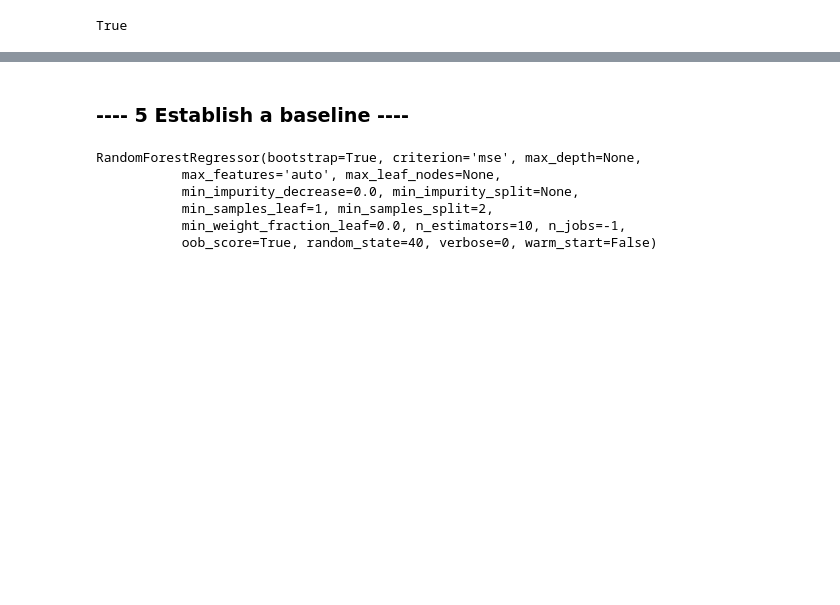
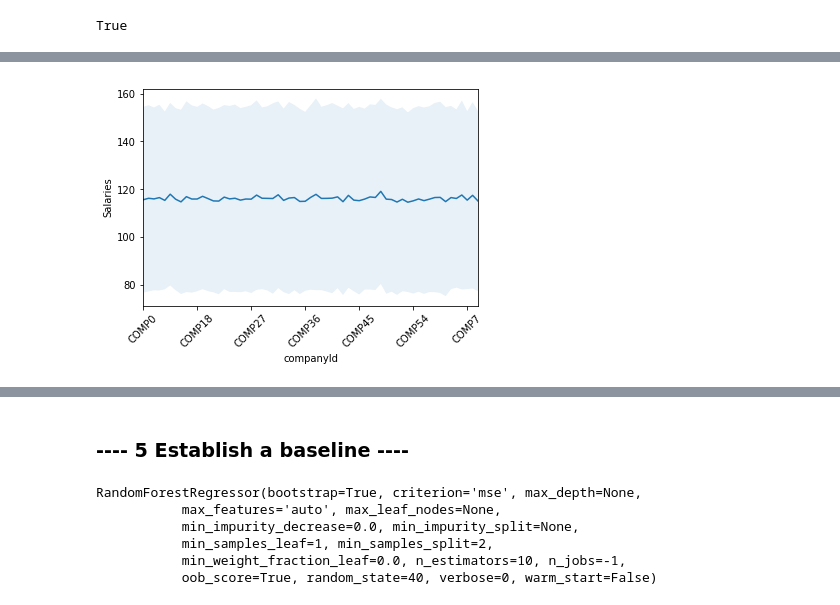
Before and after one commit to dsjoench/salarypredictionportfolio, a Jupyter notebook: Salary Prediction Portfolio .ipynb, the cells around one changed output, grey strips where cells are left out. Cells and saved outputs as stored; diff of their text form; code cells hidden in the pictures; blank space fills up the shorter version.

```diff
--- a/Salary Prediction Portfolio .ipynb
+++ b/Salary Prediction Portfolio .ipynb
@@ -209,0 +218,19 @@ major_group.mean()
+# %%
+def plot_feature(df, col):
+    if df[col].dtype == 'int64' or col == 'companyId':
+        #plot the mean salary for each category and fill between the (mean - std, mean + std)
+        mean = df.groupby(col)['salary'].mean()
+        std = df.groupby(col)['salary'].std()
+        mean.plot()
+        plt.fill_between(range(len(std.index)), mean.values-std.values, mean.values + std.values, \
+                         alpha = 0.1)
+    else:
+        sns.boxplot(x = col, y = 'salary', data=df.sort_values('salary'))
+
+    plt.xticks(rotation=45)
+    plt.ylabel('Salaries')
+    plt.show()
+# %%
+plot_feature(train_subset,'companyId')
+# %% [output]
+[figure, added]
```
Also changed, not shown: parts of 63 cells of this notebook.
